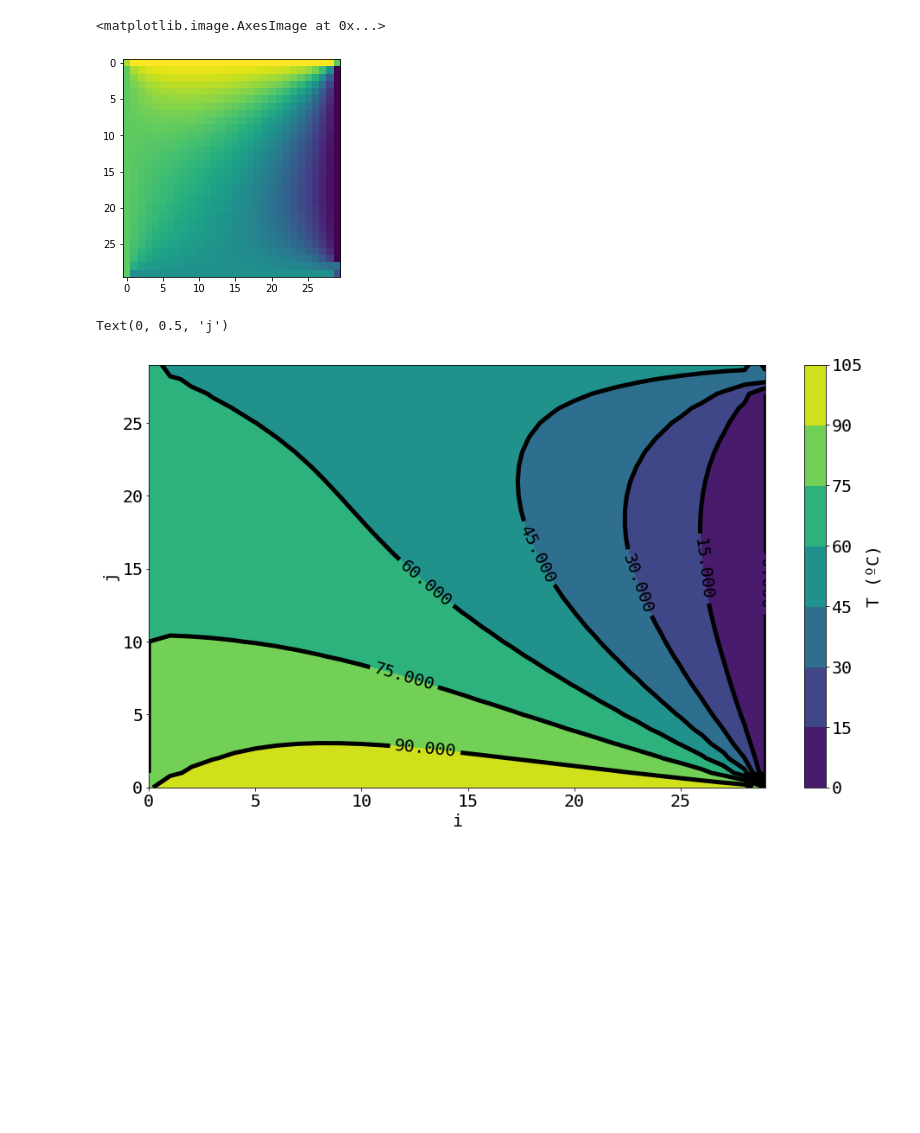
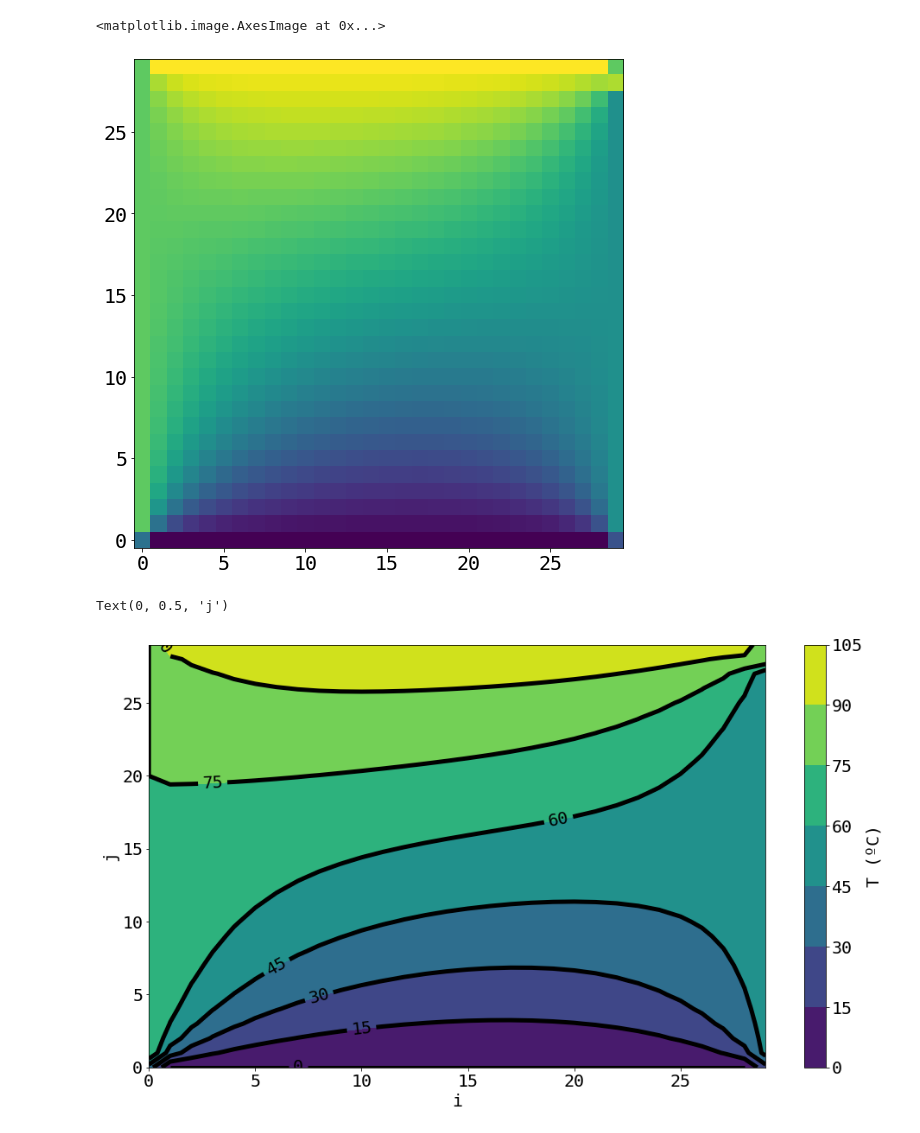
Before and after one commit to abonellitoro/2022_Ingenieria, a Jupyter notebook: Consultas/Augusto/guia 1/ejercicio1.ipynb, the cells around one changed output. Drawn from its saved outputs; the diff is of its cells as text; code cells hidden in the pictures; blank space fills up the shorter version.

```diff
--- a/Consultas/Augusto/guia 1/ejercicio1.ipynb
+++ b/Consultas/Augusto/guia 1/ejercicio1.ipynb
@@ -17,29 +25,36 @@ Nk = Nx*Ny
 M = np.eye(Nk)
 b = np.zeros((Nk, 1))
 
-ccA = list(range(0, Nk, Nx))
-ccB = list(range(0,Nx))
-ccC = list(range(Nx-1, Nk, Ny))
-ccD = list(range(Nk-Nx,Nk))
+ccA = list(range(0, Nk, Nx)) # A es borde de la izquierda, ojo con el limite superior!
+ccB = list(range(0,Nx)) # B es borde de abajo
+ccC = list(range(Nx-1, Nk, Ny)) # borde derecha
+ccD = list(range(Nk-Nx,Nk)) # borde superior
 
-cc = {'TA':75, 'TB':100 , 'TC':50, 'TD':0}
+#cc = {'TA':75, 'TB':100 , 'TC':50, 'TD':0}
+cc = {'TA':75, 'TB':0 , 'TC':50, 'TD':100}
 cc_tipo = {'A':'temp','B':'temp','C':'temp','D':'temp'}
 
 for k in range(Nk):
     if k==0:
         if cc_tipo['A']=='temp'  and cc_tipo['B'] == 'flujo':
-            b[k] = TC['A']
+#            b[k] = TC['A']
+            b[k] = cc['TA']
         elif cc_tipo['B']=='temp'  and cc_tipo['A'] == 'flujo':
-            b[k] = TC['B']
+#            b[k] = TC['B']
+            b[k] = cc['TB']
         else:
-            b[k]= (TC['A']+TC['B'])/2
+#            b[k]= (TC['A']+TC['B'])/2
+            b[k]= (cc['TA']+cc['TB'])/2
     elif k==(Nx-1): # En los vértices siempre nos quedamos con el borde que tiene temperatura fija.
         if cc_tipo['C']=='temp'  and cc_tipo['B'] == 'flujo':
-            b[k] = TC['C']
+#            b[k] = TC['C']
+            b[k] = cc['TC']
         elif cc_tipo['B']=='temp'  and cc_tipo['C'] == 'flujo':
-            b[k] = TC['B']
+#            b[k] = TC['B']
+            b[k] = cc['TB']
         else:
-            b[k]= (TC['C']+TC['B'])/2
+#            b[k]= (TC['C']+TC['B'])/2
+            b[k]= (cc['TC']+cc['TB'])/2
     elif k==Nx-1:
         print(k)
         b[k] = (cc['TB']+cc['TC'])/2
@@ -52,11 +67,11 @@ for k in range(Nk):
     elif k in ccA:
         b[k] = cc['TA']
     elif k in ccC:
-        b[k] = cc['TD']
+        b[k] = cc['TC'] #cc['TD']
     elif k in ccB:
         b[k] = cc['TB']
     elif k in ccD:
-        b[k] = cc['TC']
+        b[k] = cc['TD'] #cc['TC']
     else:
         M[k,k]= -2*(1+ beta**2)
         M[k,k-1]= 1
@@ -74,10 +87,10 @@ plt.imshow(M)
 T = np.linalg.solve(M,b)
 T = T.reshape((Nx,Ny))
 # %%
-plt.imshow(T)
+plt.imshow(T, origin='lower')
 # %% [output]
 <matplotlib.image.AxesImage at 0x...>
-[figure, old version]
+[figure, new version]
 # %%
 fig, ax = plt.subplots()
 mappable = ax.contourf(T)
@@ -89,4 +102,4 @@ ax.set_xlabel('i')
 ax.set_ylabel('j')
 # %% [output]
 Text(0, 0.5, 'j')
-[figure, old version]
+[figure, new version]
```
Also changed, not shown: parts of 4 cells of this notebook.
